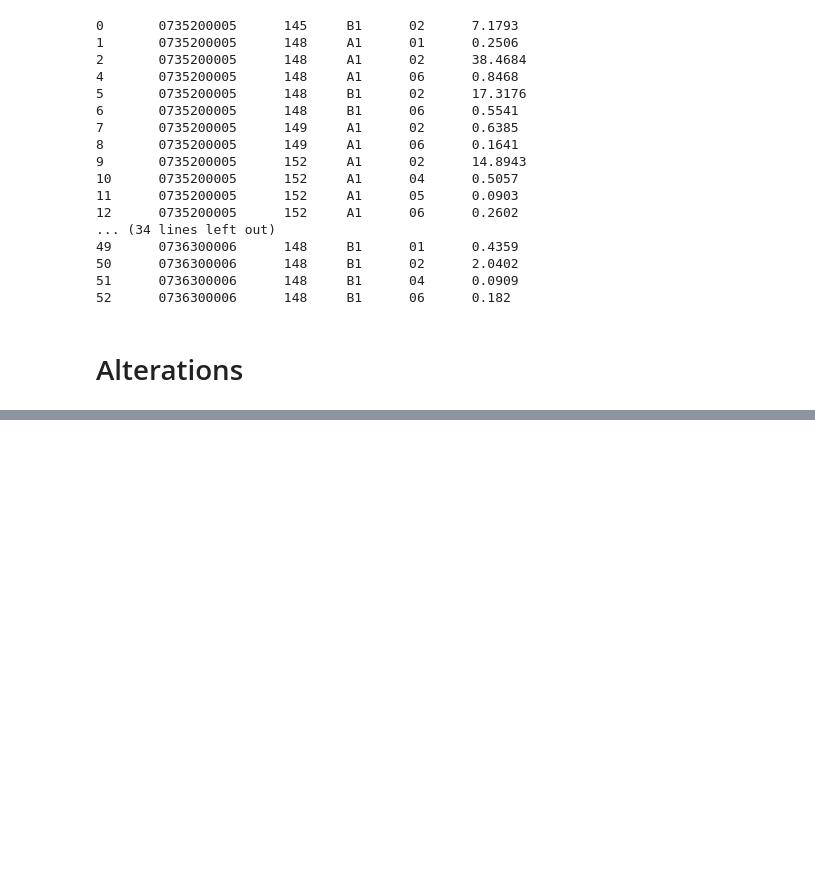
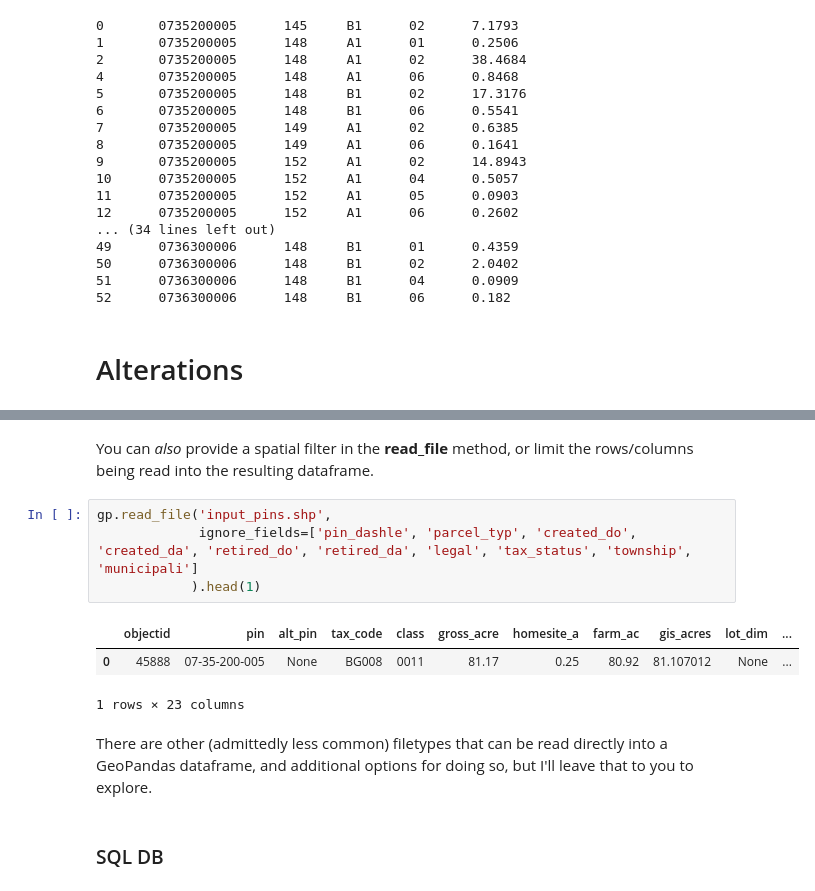
Before and after one commit to kcgis/farm-cards, a Jupyter notebook: farm-cards.ipynb, the cells around one changed output, grey strips where cells are left out. Drawn from its saved outputs; the diff is of its cells as text; blank space fills up the shorter version.

Commit message:
adding other example files to notebook

```diff
--- a/farm-cards.ipynb
+++ b/farm-cards.ipynb
@@ -568,0 +613,14 @@ To be fleshed out.
+# %% [markdown]
+You can *also* provide a spatial filter in the **read_file** method, or limit the rows/columns being read into the resulting dataframe.
+# %%
+gp.read_file('input_pins.shp',
+             ignore_fields=['pin_dashle', 'parcel_typ', 'created_do', 'created_da', 'retired_do', 'retired_da', 'legal', 'tax_status', 'township', 'municipali']
+            ).head(1)
+# %% [output]
+|  | objectid | pin | alt_pin | tax_code | class | gross_acre | homesite_a | farm_ac | gis_acres | lot_dim | ... |
+| 0 | 45888 | 07-35-200-005 | None | BG008 | 0011 | 81.17 | 0.25 | 80.92 | 81.107012 | None | ... |
+1 rows × 23 columns
+# %% [markdown]
+There are other (admittedly less common) filetypes that can be read directly into a GeoPandas dataframe, and additional options for doing so, but I'll leave that to you to explore.
+# %% [markdown]
+### SQL DB
```
Also changed, not shown: parts of 15 cells of this notebook, 7 other files.
